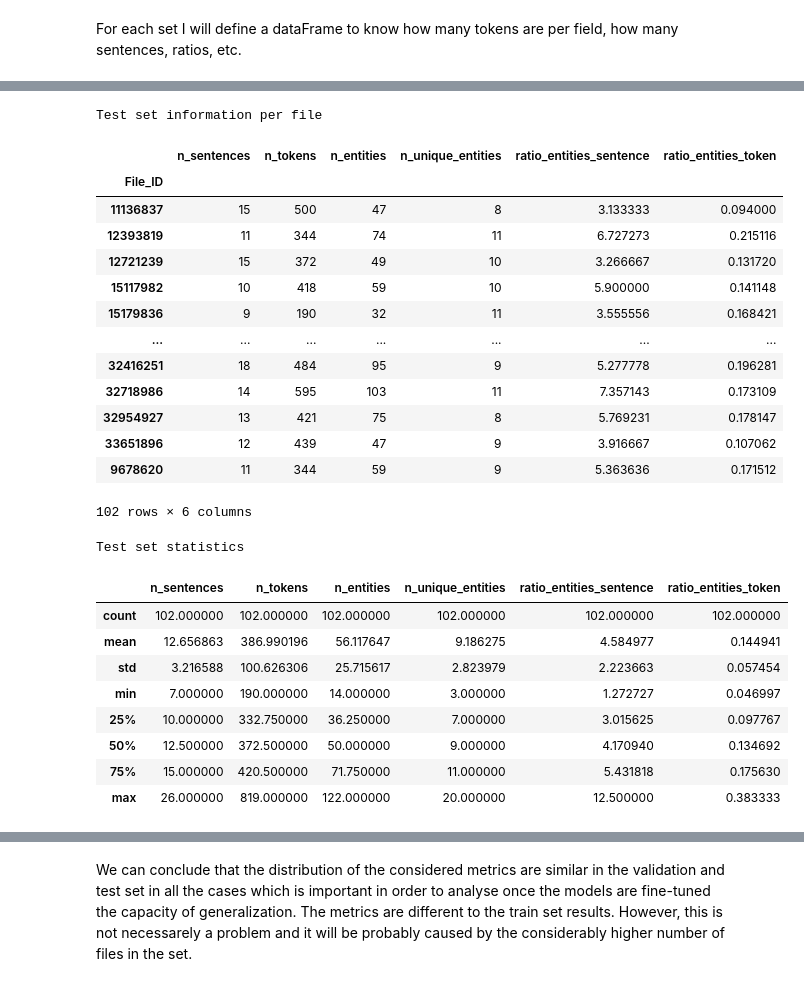
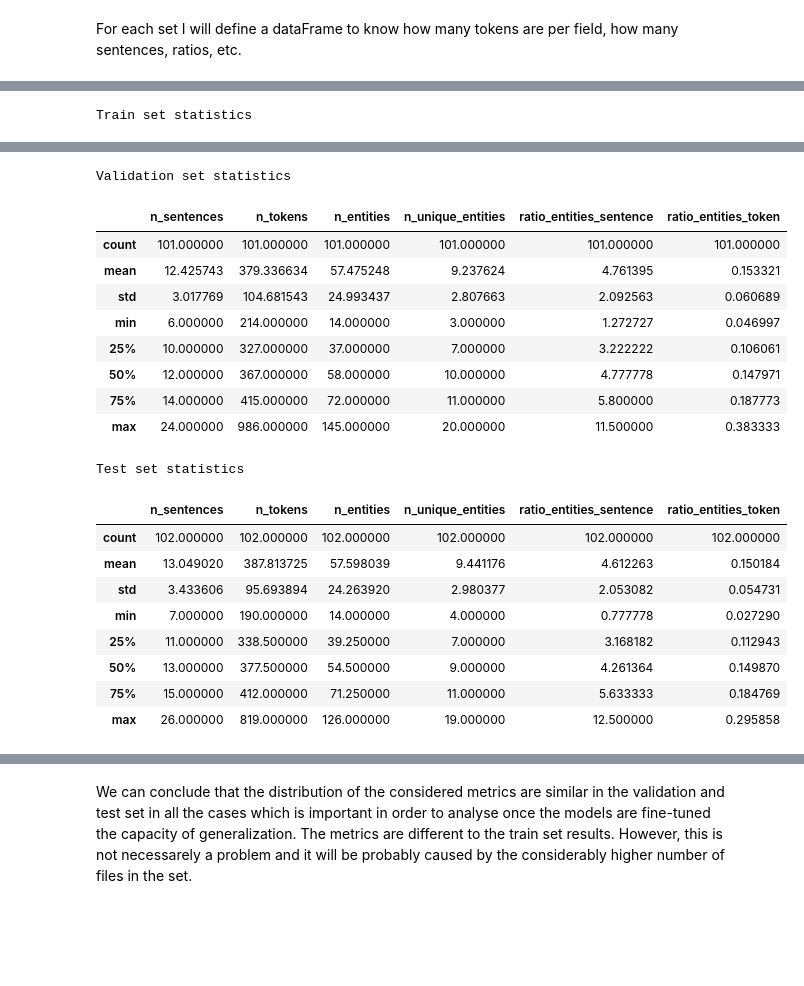
Before and after one commit to cuevascarlos/ClinicalTrials, a Jupyter notebook: Preprocessing.ipynb, the cells around one changed output, grey strips where cells are left out. Saved outputs shown, nothing was run; the diff lists cells and outputs as text; code cells hidden in the pictures; blank space fills up the shorter version.

```diff
--- a/Preprocessing.ipynb
+++ b/Preprocessing.ipynb
@@ -731,33 +710,17 @@ Validation set statistics
-# %%
-print('Test set information per file')
-test_info
-# %% [output]
-Test set information per file
-|  | n_sentences | n_tokens | n_entities | n_unique_entities | ratio_entities_sentence | ratio_entities_token |
-| File_ID |  |  |  |  |  |  |
-| 11136837 | 15 | 500 | 47 | 8 | 3.133333 | 0.094000 |
-| 12393819 | 11 | 344 | 74 | 11 | 6.727273 | 0.215116 |
-| 12721239 | 15 | 372 | 49 | 10 | 3.266667 | 0.131720 |
-| 15117982 | 10 | 418 | 59 | 10 | 5.900000 | 0.141148 |
-| 15179836 | 9 | 190 | 32 | 11 | 3.555556 | 0.168421 |
-| ... | ... | ... | ... | ... | ... | ... |
-| 32416251 | 18 | 484 | 95 | 9 | 5.277778 | 0.196281 |
-| 32718986 | 14 | 595 | 103 | 11 | 7.357143 | 0.173109 |
-| 32954927 | 13 | 421 | 75 | 8 | 5.769231 | 0.178147 |
-| 33651896 | 12 | 439 | 47 | 9 | 3.916667 | 0.107062 |
-| 9678620 | 11 | 344 | 59 | 9 | 5.363636 | 0.171512 |
-102 rows × 6 columns
-# %%
-print('Test set statistics')
-test_info.describe()
-# %% [output]
-Test set statistics
-|  | n_sentences | n_tokens | n_entities | n_unique_entities | ratio_entities_sentence | ratio_entities_token |
-| count | 102.000000 | 102.000000 | 102.000000 | 102.000000 | 102.000000 | 102.000000 |
-| mean | 12.656863 | 386.990196 | 56.117647 | 9.186275 | 4.584977 | 0.144941 |
-| std | 3.216588 | 100.626306 | 25.715617 | 2.823979 | 2.223663 | 0.057454 |
-| min | 7.000000 | 190.000000 | 14.000000 | 3.000000 | 1.272727 | 0.046997 |
-| 25% | 10.000000 | 332.750000 | 36.250000 | 7.000000 | 3.015625 | 0.097767 |
-| 50% | 12.500000 | 372.500000 | 50.000000 | 9.000000 | 4.170940 | 0.134692 |
-| 75% | 15.000000 | 420.500000 | 71.750000 | 11.000000 | 5.431818 | 0.175630 |
-| max | 26.000000 | 819.000000 | 122.000000 | 20.000000 | 12.500000 | 0.383333 |
+# %%
+#print('Train set information per file')
+#train_info
+print('Train set statistics')
+display(train_info.describe())
+
+#print('Validation set information per file')
+#valid_info
+print('Validation set statistics')
+display(valid_info.describe())
+
+#print('Test set information per file')
+#test_info
+print('Test set statistics')
+display(test_info.describe())
+# %% [output]
+Train set statistics
@@ -764,3 +736,23 @@ Test set statistics
+Validation set statistics
+|  | n_sentences | n_tokens | n_entities | n_unique_entities | ratio_entities_sentence | ratio_entities_token |
+| count | 101.000000 | 101.000000 | 101.000000 | 101.000000 | 101.000000 | 101.000000 |
+| mean | 12.425743 | 379.336634 | 57.475248 | 9.237624 | 4.761395 | 0.153321 |
+| std | 3.017769 | 104.681543 | 24.993437 | 2.807663 | 2.092563 | 0.060689 |
+| min | 6.000000 | 214.000000 | 14.000000 | 3.000000 | 1.272727 | 0.046997 |
+| 25% | 10.000000 | 327.000000 | 37.000000 | 7.000000 | 3.222222 | 0.106061 |
+| 50% | 12.000000 | 367.000000 | 58.000000 | 10.000000 | 4.777778 | 0.147971 |
+| 75% | 14.000000 | 415.000000 | 72.000000 | 11.000000 | 5.800000 | 0.187773 |
+| max | 24.000000 | 986.000000 | 145.000000 | 20.000000 | 11.500000 | 0.383333 |
+Test set statistics
+|  | n_sentences | n_tokens | n_entities | n_unique_entities | ratio_entities_sentence | ratio_entities_token |
+| count | 102.000000 | 102.000000 | 102.000000 | 102.000000 | 102.000000 | 102.000000 |
+| mean | 13.049020 | 387.813725 | 57.598039 | 9.441176 | 4.612263 | 0.150184 |
+| std | 3.433606 | 95.693894 | 24.263920 | 2.980377 | 2.053082 | 0.054731 |
+| min | 7.000000 | 190.000000 | 14.000000 | 4.000000 | 0.777778 | 0.027290 |
+| 25% | 11.000000 | 338.500000 | 39.250000 | 7.000000 | 3.168182 | 0.112943 |
+| 50% | 13.000000 | 377.500000 | 54.500000 | 9.000000 | 4.261364 | 0.149870 |
+| 75% | 15.000000 | 412.000000 | 71.250000 | 11.000000 | 5.633333 | 0.184769 |
+| max | 26.000000 | 819.000000 | 126.000000 | 19.000000 | 12.500000 | 0.295858 |
 # %%
 #Generate a plot with subfigures where each row is a column of the dataframe train_info and each column is a set (train, valid, test) and plot a histogram
 import matplotlib.pyplot as plt
```
Also changed, not shown: parts of 30 cells of this notebook.
